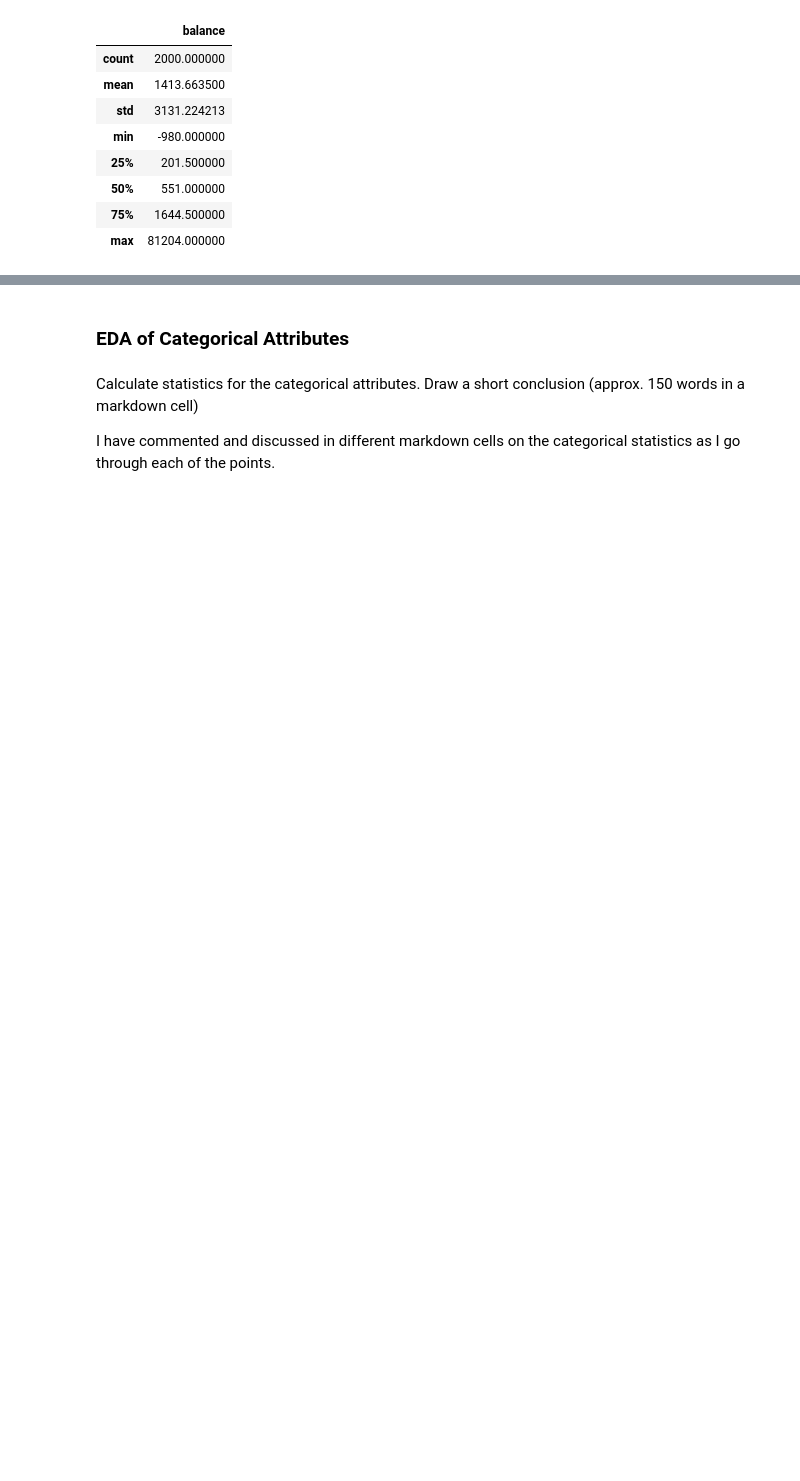
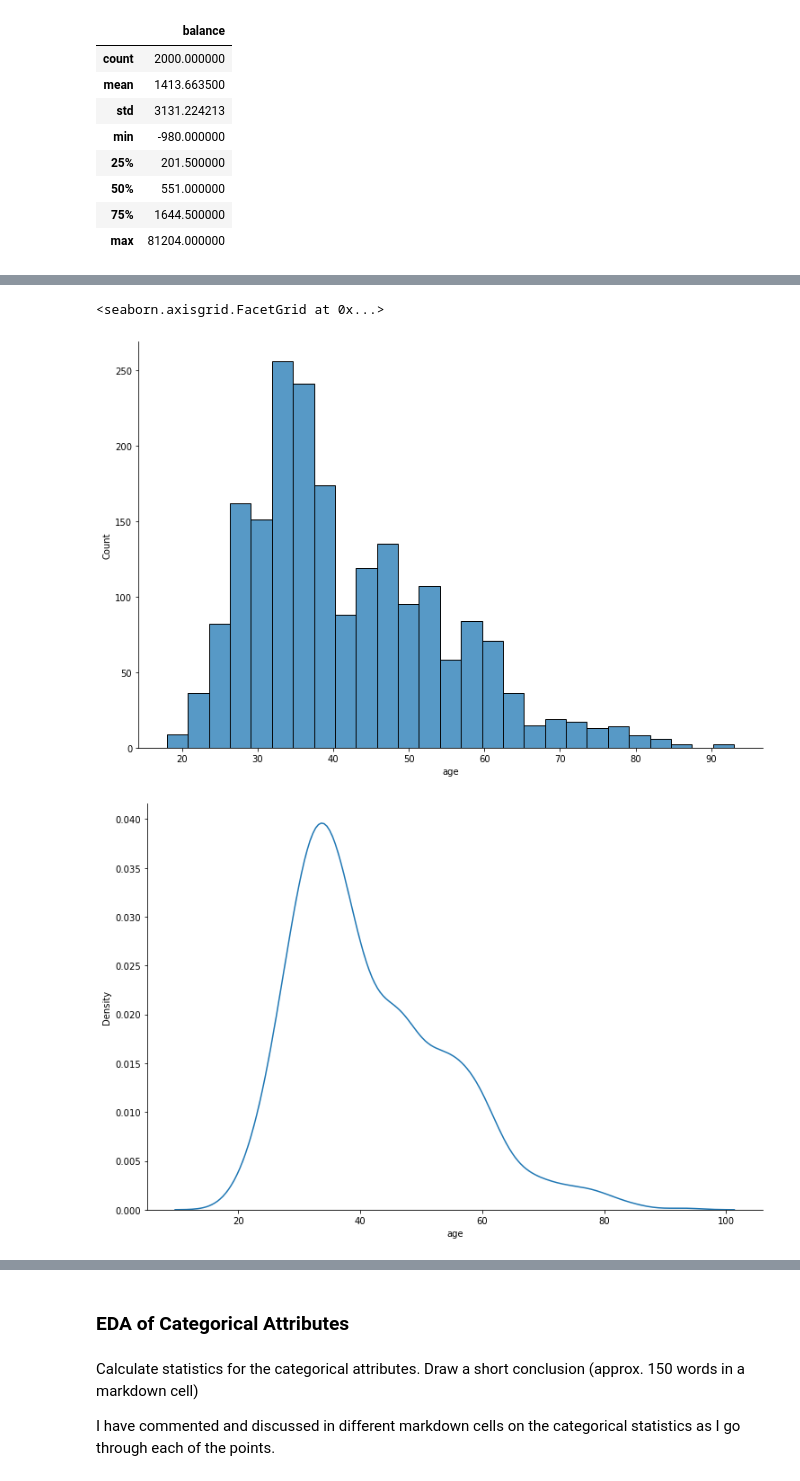
Before and after one commit to darren-king/Exploratory-Data-Analysis, a Jupyter notebook: etivity1.ipynb, the cells around one changed output, grey strips where cells are left out. Cells and saved outputs as stored; diff of their text form; code cells hidden in the pictures; blank space fills up the shorter version.

```diff
--- a/etivity1.ipynb
+++ b/etivity1.ipynb
@@ -413,0 +407,7 @@ sns.boxenplot(df_balance_win, ax = axs[2])
+# %%
+sns.displot(df.age, kind='hist', height = 7, aspect = 1.5)
+sns.displot(df.age, kind='kde', height = 7, aspect = 1.5)
+# %% [output]
+<seaborn.axisgrid.FacetGrid at 0x...>
+[figure, added]
+[figure, added]
```
Also changed, not shown: parts of 68 cells of this notebook, 2 other files.
